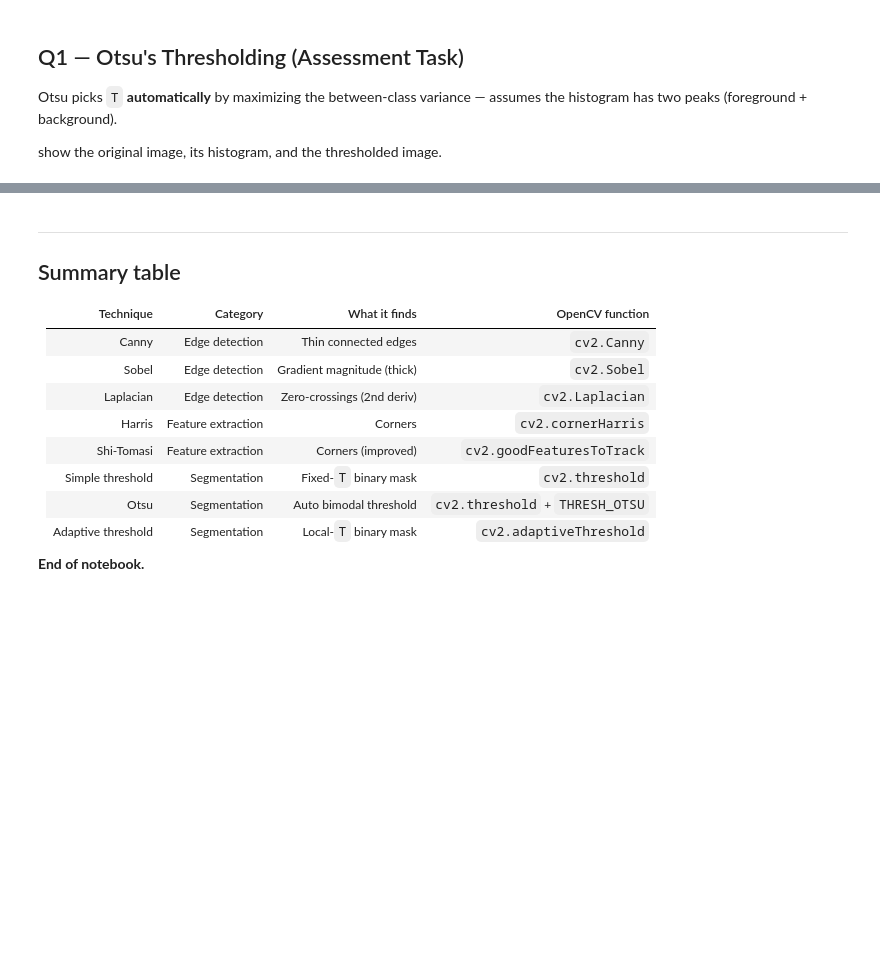
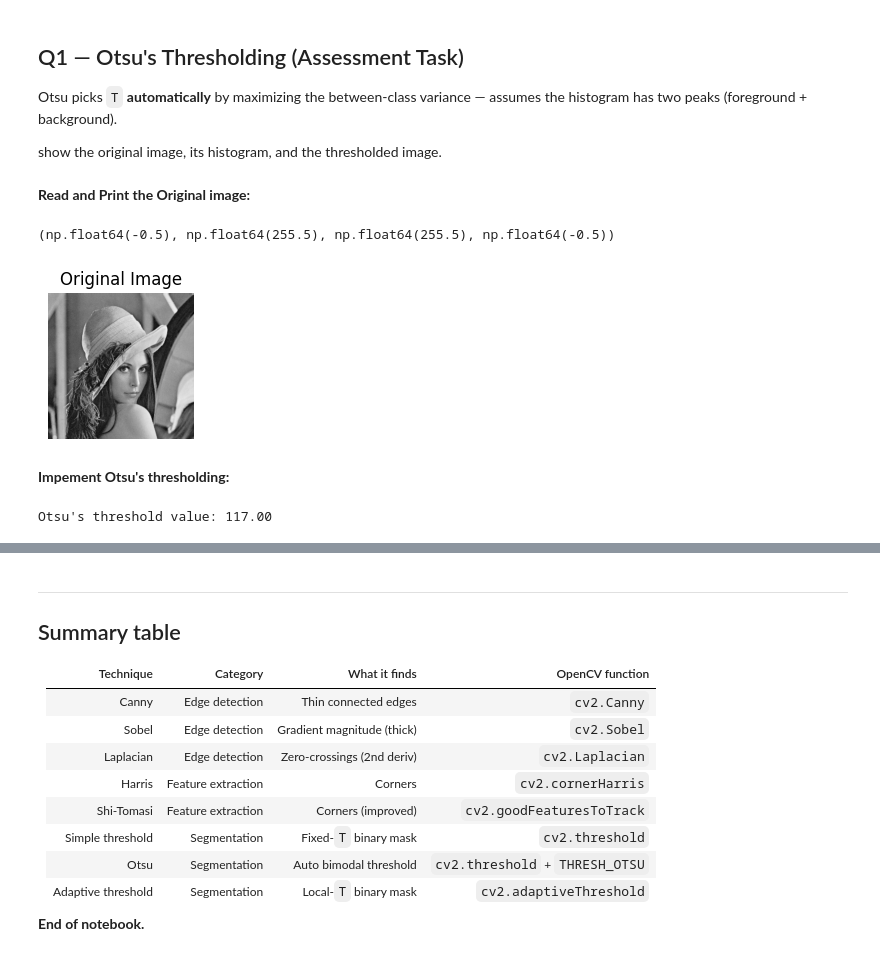
Before and after one commit to wwwww22345/C07-Image-Segmentation-and-Feature-Extraction, a Jupyter notebook: Lab7_Image_Segmentation_Feature_Extraction_executed.ipynb, the cells around one changed output, grey strips where cells are left out. Saved outputs shown, nothing was run; the diff lists cells and outputs as text; code cells hidden in the pictures; blank space fills up the shorter version.

```diff
--- a/Lab7_Image_Segmentation_Feature_Extraction_executed.ipynb
+++ b/Lab7_Image_Segmentation_Feature_Extraction_executed.ipynb
@@ -107,5 +107,22 @@ plt.tight_layout(), plt.show()
 Otsu picks `T` **automatically** by maximizing the between-class variance — assumes the histogram has two peaks (foreground + background).
 
 show the original image, its histogram, and the thresholded image.
+# %% [markdown]
+**Read and Print the Original image:**
 # %%
 img = cv2.imread("/home/norah/code/wwwww22345/C07-Image-Segmentation-and-Feature-Extraction/C07-Image-Segmentation-and-Feature-Extraction/lena_gray_256.png", 0)
+
+plt.subplot(131)
+plt.imshow(img, cmap='gray')
+plt.title('Original Image')
+plt.axis('off')
+# %% [output]
+(np.float64(-0.5), np.float64(255.5), np.float64(255.5), np.float64(-0.5))
+[figure, added]
+# %% [markdown]
+**Impement Otsu's thresholding:**
+# %%
+ret_otsu, thresh_otsu = cv2.threshold(img, 0, 255, cv2.THRESH_BINARY + cv2.THRESH_OTSU)
+print(f"Otsu's threshold value: {ret_otsu:.2f}")
+# %% [output]
+Otsu's threshold value: 117.00
```
Also changed, not shown: parts of 4 cells of this notebook.
